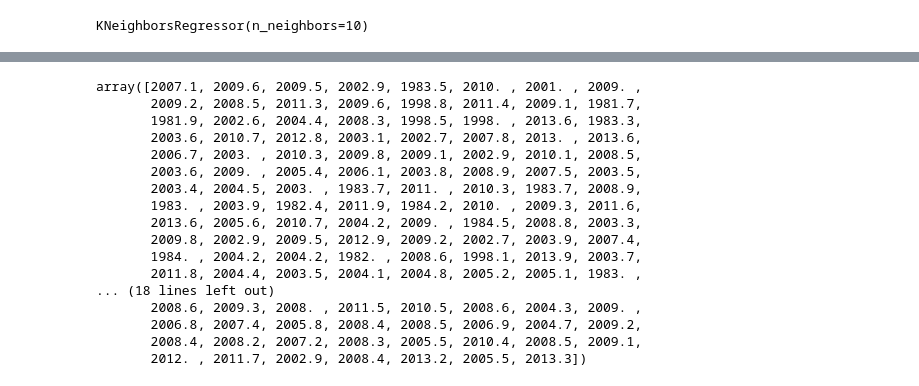
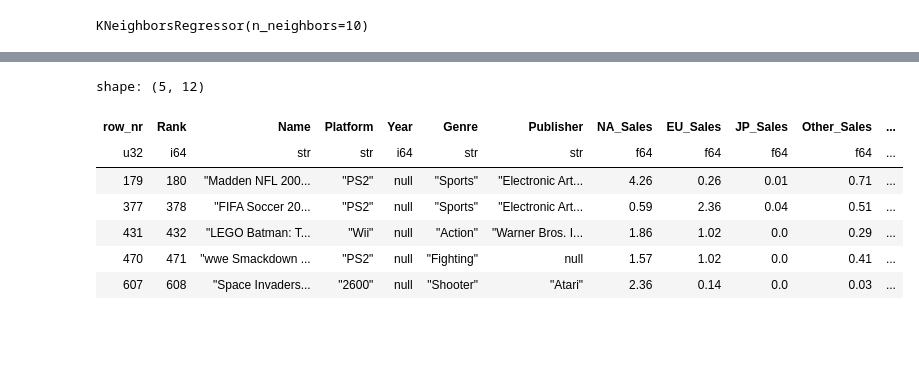
Before and after one commit to Mr-Garlic-Shrimp/TIL, a Jupyter notebook: Machine_Learning/ML_notebook-16(Preprocessing).ipynb, the cells around one changed output, grey strips where cells are left out. Drawn from its saved outputs; the diff is of its cells as text; code cells hidden in the pictures; blank space fills up the shorter version.

```diff
--- a/Machine_Learning/ML_notebook-16(Preprocessing).ipynb
+++ b/Machine_Learning/ML_notebook-16(Preprocessing).ipynb
@@ -425,2 +446,0 @@ miss_val_idx = df.with_row_count().filter(pl.col('Year').is_null()).get_column('
-# %%
-df = df.to_pandas()
@@ -451,21 +447,12 @@ df.iloc[miss_val_idx]
-# %%
-# 欠損値を予測値で埋める。
-model.predict(X_miss_year)
-# %% [output]
-array([2007.1, 2009.6, 2009.5, 2002.9, 1983.5, 2010. , 2001. , 2009. ,
-       2009.2, 2008.5, 2011.3, 2009.6, 1998.8, 2011.4, 2009.1, 1981.7,
-       1981.9, 2002.6, 2004.4, 2008.3, 1998.5, 1998. , 2013.6, 1983.3,
-       2003.6, 2010.7, 2012.8, 2003.1, 2002.7, 2007.8, 2013. , 2013.6,
-       2006.7, 2003. , 2010.3, 2009.8, 2009.1, 2002.9, 2010.1, 2008.5,
-       2003.6, 2009. , 2005.4, 2006.1, 2003.8, 2008.9, 2007.5, 2003.5,
-       2003.4, 2004.5, 2003. , 1983.7, 2011. , 2010.3, 1983.7, 2008.9,
-       1983. , 2003.9, 1982.4, 2011.9, 1984.2, 2010. , 2009.3, 2011.6,
-       2013.6, 2005.6, 2010.7, 2004.2, 2009. , 1984.5, 2008.8, 2003.3,
-       2009.8, 2002.9, 2009.5, 2012.9, 2009.2, 2002.7, 2003.9, 2007.4,
-       1984. , 2004.2, 2004.2, 1982. , 2008.6, 1998.1, 2013.9, 2003.7,
-       2011.8, 2004.4, 2003.5, 2004.1, 2004.8, 2005.2, 2005.1, 1983. ,
-... (18 lines left out)
-       2008.6, 2009.3, 2008. , 2011.5, 2010.5, 2008.6, 2004.3, 2009. ,
-       2006.8, 2007.4, 2005.8, 2008.4, 2008.5, 2006.9, 2004.7, 2009.2,
-       2008.4, 2008.2, 2007.2, 2008.3, 2005.5, 2010.4, 2008.5, 2009.1,
-       2012. , 2011.7, 2002.9, 2008.4, 2013.2, 2005.5, 2013.3])
+# %%
+# 学習データのインデックスと合っているか確認。　※X_miss_yearへの代入値のインデックスを確認している。
+df.with_row_count().filter(pl.col('Year').is_null()).head(5)
+# %% [output]
+shape: (5, 12)
+| row_nr | Rank | Name | Platform | Year | Genre | Publisher | NA_Sales | EU_Sales | JP_Sales | Other_Sales | ... |
+| u32 | i64 | str | str | i64 | str | str | f64 | f64 | f64 | f64 | ... |
+| 179 | 180 | "Madden NFL 200... | "PS2" | null | "Sports" | "Electronic Art... | 4.26 | 0.26 | 0.01 | 0.71 | ... |
+| 377 | 378 | "FIFA Soccer 20... | "PS2" | null | "Sports" | "Electronic Art... | 0.59 | 2.36 | 0.04 | 0.51 | ... |
+| 431 | 432 | "LEGO Batman: T... | "Wii" | null | "Action" | "Warner Bros. I... | 1.86 | 1.02 | 0.0 | 0.29 | ... |
+| 470 | 471 | "wwe Smackdown ... | "PS2" | null | "Fighting" | null | 1.57 | 1.02 | 0.0 | 0.41 | ... |
+| 607 | 608 | "Space Invaders... | "2600" | null | "Shooter" | "Atari" | 2.36 | 0.14 | 0.0 | 0.03 | ... |
```
Also changed, not shown: parts of 19 cells of this notebook.
